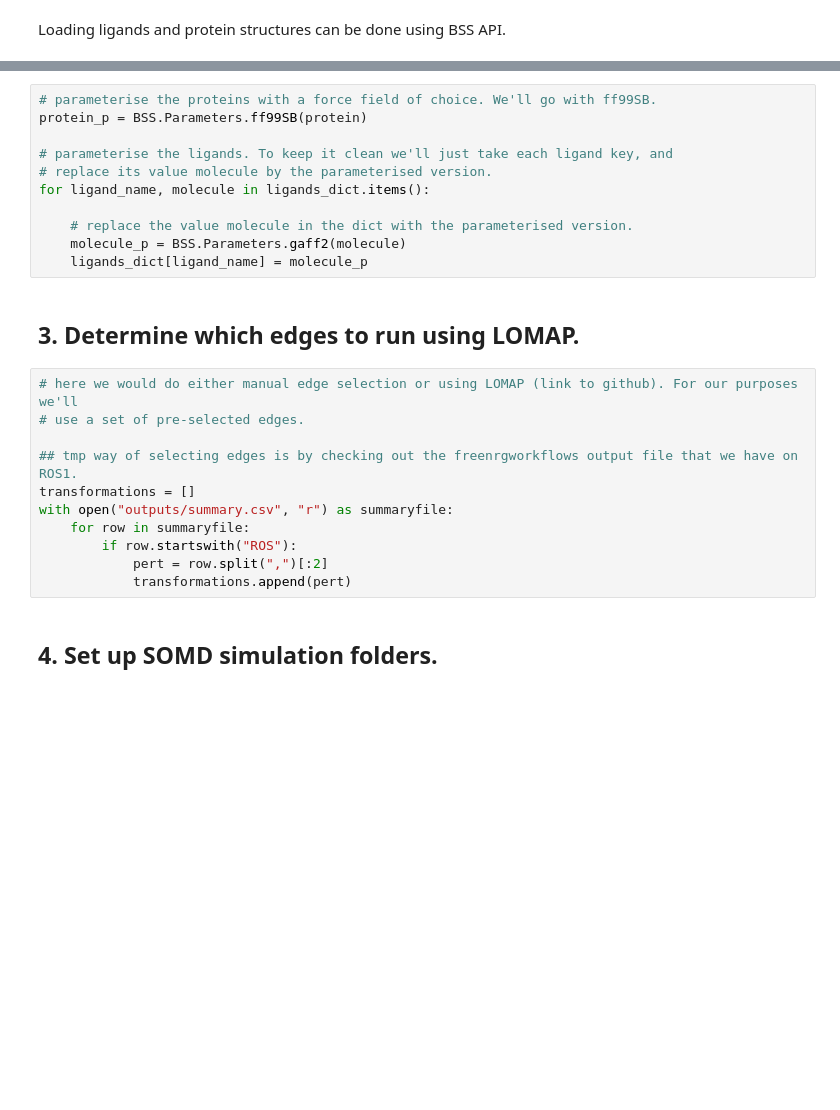
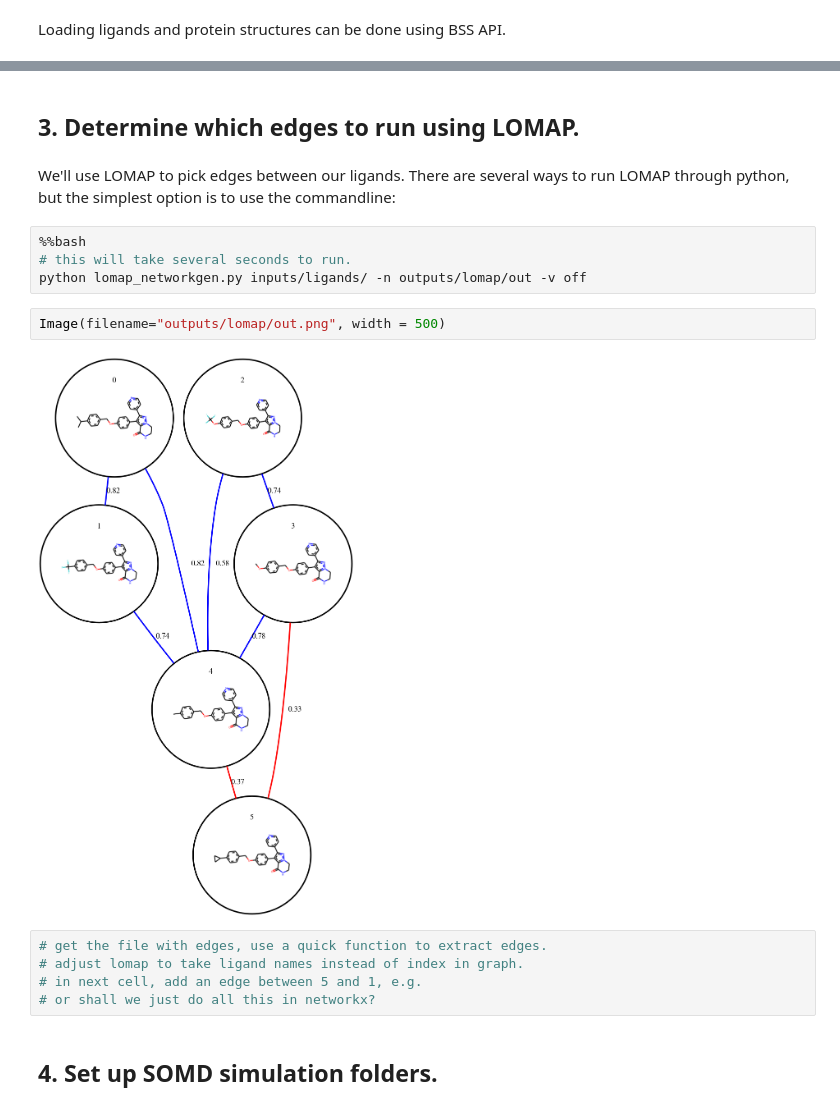
Before and after one commit to michellab/bss_fep_advanced_tut_bg, a Jupyter notebook: fep_workflow_ros1.ipynb, the cells around one changed output, grey strips where cells are left out. Drawn from its saved outputs; the diff is of its cells as text; blank space fills up the shorter version.

Commit message:
first pass at lomap in fep workflow notebook

```diff
--- a/fep_workflow_ros1.ipynb
+++ b/fep_workflow_ros1.ipynb
@@ -45,27 +39,20 @@ Number of loaded ligands: 20
-# %%
-# parameterise the proteins with a force field of choice. We'll go with ff99SB.
-protein_p = BSS.Parameters.ff99SB(protein)
-
-# parameterise the ligands. To keep it clean we'll just take each ligand key, and
-# replace its value molecule by the parameterised version.
-for ligand_name, molecule in ligands_dict.items():
-
-    # replace the value molecule in the dict with the parameterised version.
-    molecule_p = BSS.Parameters.gaff2(molecule)
-    ligands_dict[ligand_name] = molecule_p
 # %% [markdown]
 ## 3. Determine which edges to run using LOMAP.
-# %%
-# here we would do either manual edge selection or using LOMAP (link to github). For our purposes we'll
-# use a set of pre-selected edges.
-
-## tmp way of selecting edges is by checking out the freenrgworkflows output file that we have on ROS1.
-transformations = []
-with open("outputs/summary.csv", "r") as summaryfile:
-    for row in summaryfile:
-        if row.startswith("ROS"):
-            pert = row.split(",")[:2]
-            transformations.append(pert)
+# %% [markdown]
+We'll use LOMAP to pick edges between our ligands. There are several ways to run LOMAP through python, but the simplest option is to use the commandline:
+# %%
+%%bash
+# this will take several seconds to run.
+python lomap_networkgen.py inputs/ligands/ -n outputs/lomap/out -v off
+# %%
+Image(filename="outputs/lomap/out.png", width = 500)
+# %% [output]
+[figure, added]
+# %%
+# get the file with edges, use a quick function to extract edges.
+# adjust lomap to take ligand names instead of index in graph.
+# in next cell, add an edge between 5 and 1, e.g.
+# or shall we just do all this in networkx?
 # %% [markdown]
 ## 4. Set up SOMD simulation folders.
 # %%
```
Also changed, not shown: parts of 3 cells of this notebook, 1 other file.
